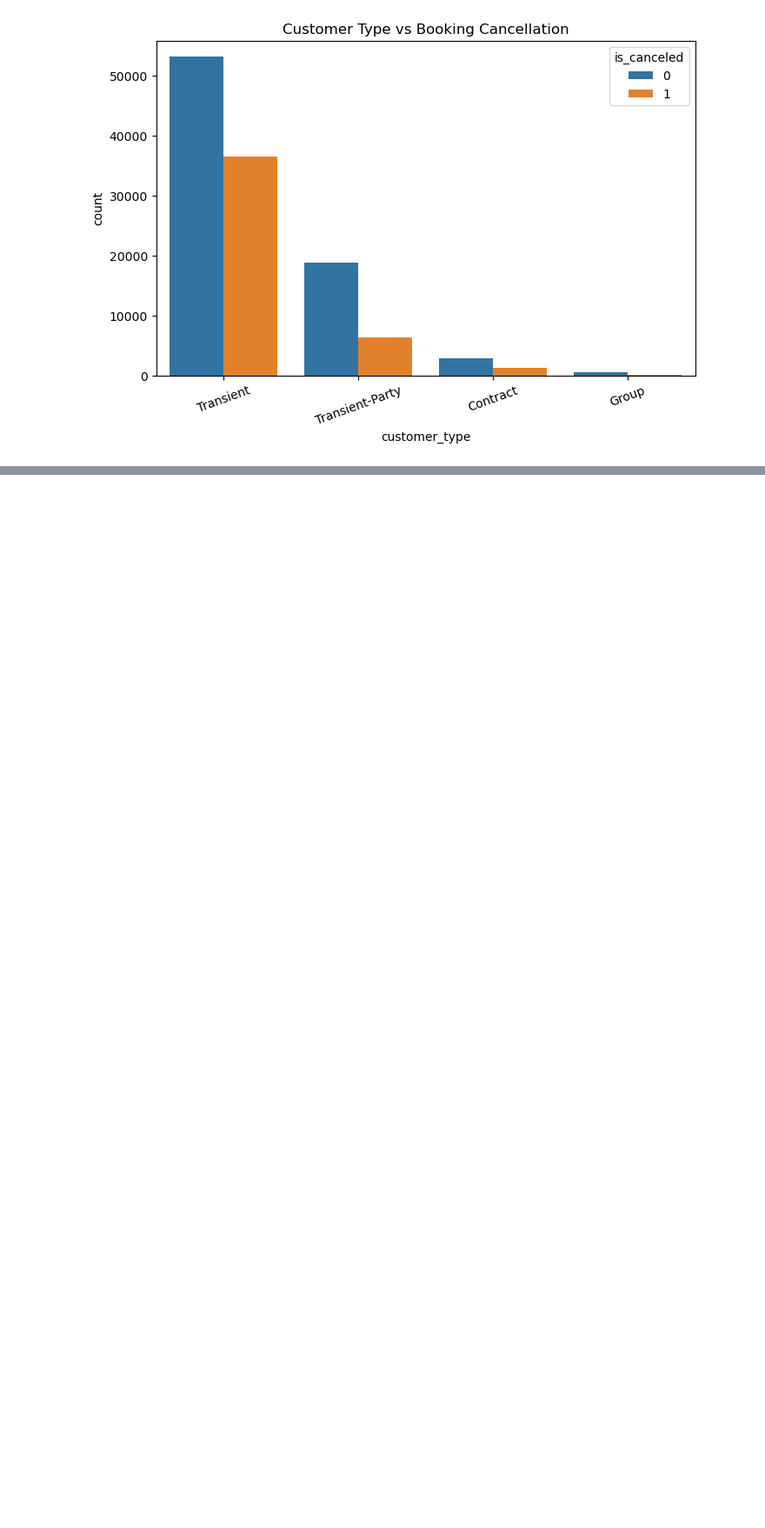
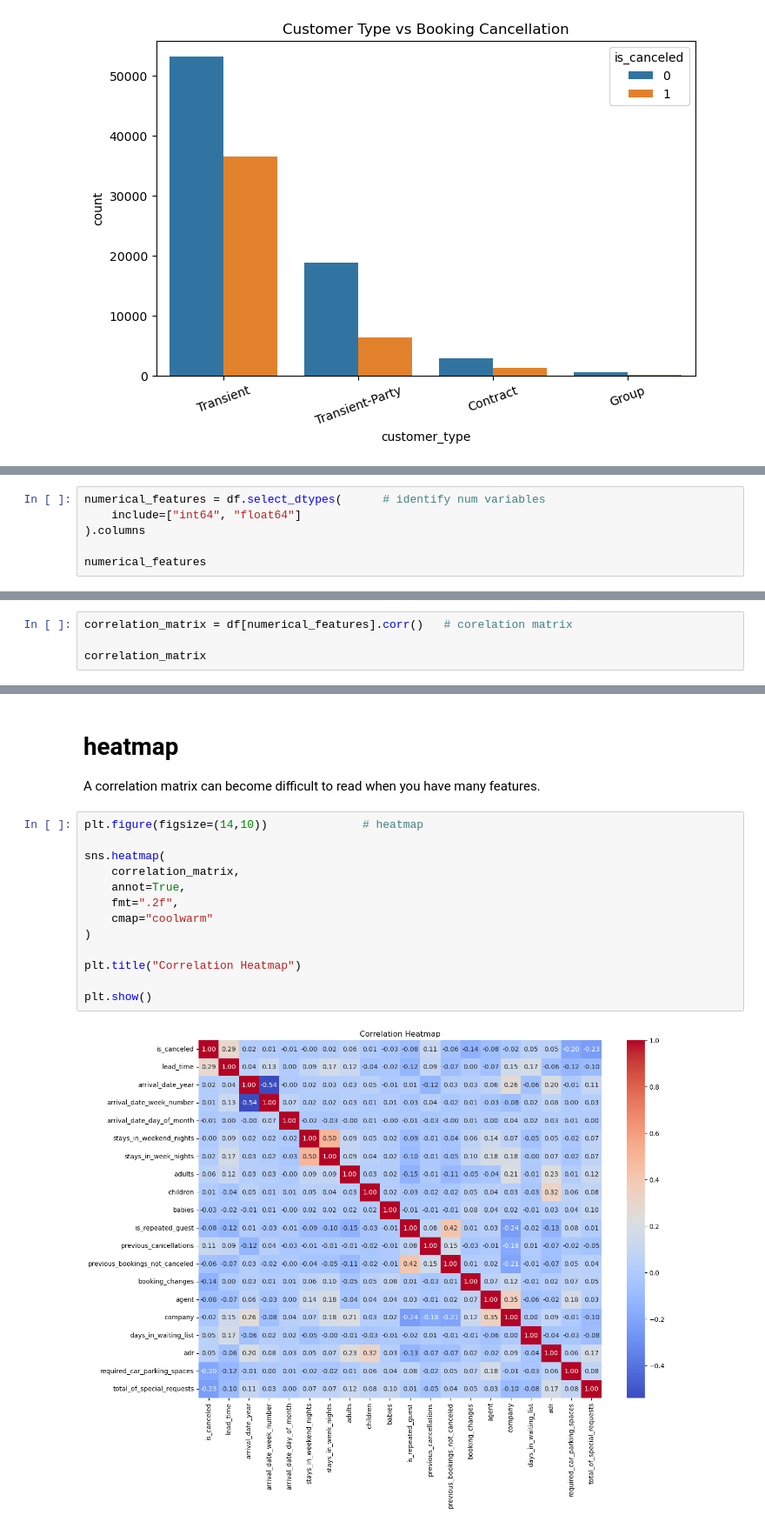
Before and after one commit to greeshavaishnavi09/Hotel_Booking_Cancellation_Prediction, a Jupyter notebook: research/02_eda.ipynb, the cells around one changed output, grey strips where cells are left out. Shown at 87% size. Saved outputs shown, nothing was run; the diff lists cells and outputs as text; blank space fills up the shorter version.

```diff
--- a/research/02_eda.ipynb
+++ b/research/02_eda.ipynb
@@ -707,0 +712,6 @@ plt.show()
+# %%
+numerical_features = df.select_dtypes(      # identify num variables
+    include=["int64", "float64"]
+).columns
+
+numerical_features
@@ -707,0 +727,4 @@ plt.show()
+# %%
+correlation_matrix = df[numerical_features].corr()   # corelation matrix
+
+correlation_matrix
@@ -707,0 +749,19 @@ plt.show()
+# %% [markdown]
+# heatmap
+
+A correlation matrix can become difficult to read when you have many features.
+# %%
+plt.figure(figsize=(14,10))              # heatmap
+
+sns.heatmap(
+    correlation_matrix,
+    annot=True,
+    fmt=".2f",
+    cmap="coolwarm"
+)
+
+plt.title("Correlation Heatmap")
+
+plt.show()
+# %% [output]
+[figure, added]
```
Also changed, not shown: parts of 9 cells of this notebook.
